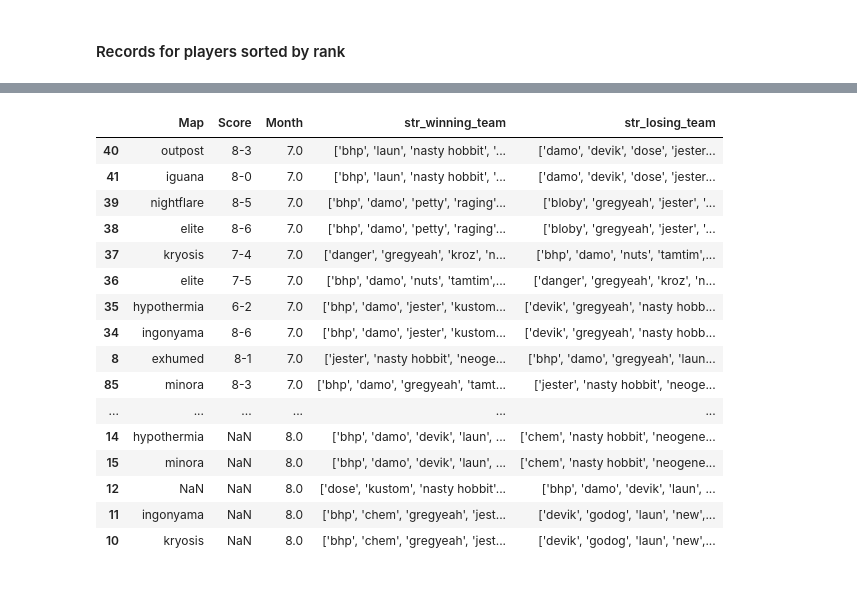
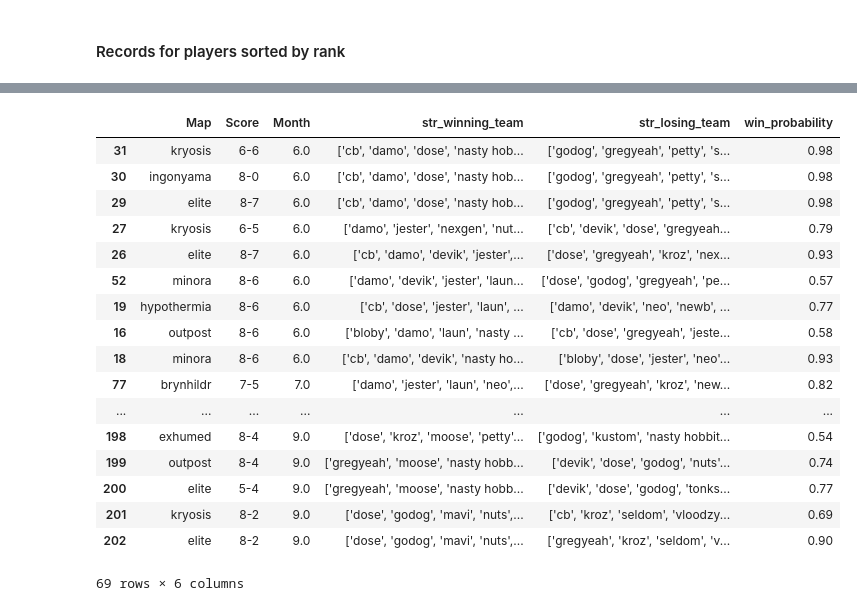
Before and after one commit to sharpsss/midair_stats, a Jupyter notebook: Midair.ipynb, the cells around one changed output, grey strips where cells are left out. Drawn from its saved outputs; the diff is of its cells as text; code cells hidden in the pictures.

```diff
--- a/Midair.ipynb
+++ b/Midair.ipynb
@@ -318,4 +358,16 @@ def win_probability(team1, team2):
     size = len(team1) + len(team2)
     denom = math.sqrt(size * (BETA * BETA) + sum_sigma)
     trueskill = ts.global_env()
-    return trueskill.cdf(delta_mu / denom)
+    return round(trueskill.cdf(delta_mu / denom), 2)
+
+def win_prob(series):
+    return win_probability([players_ts[series['WPlayer1']], players_ts[series['WPlayer2']], players_ts[series['WPlayer3']], \
+                     players_ts[series['WPlayer4']], players_ts[series['WPlayer5']]], \
+                    [players_ts[series['LPlayer1']], players_ts[series['LPlayer2']], players_ts[series['LPlayer3']], \
+                     players_ts[series['LPlayer4']], players_ts[series['LPlayer5']]])
+
+df['win_probability'] = df.apply(win_prob, axis = 1)
+
+def correct_ts_prediction(series):
+    return 'Yes' if series['win_probability'] > 0.5 else 'No'
+df['correct_ts_prediction'] = df.apply(correct_ts_prediction, axis = 1)
@@ -345,22 +385,23 @@ win_probability([players_ts['slush'], players_ts['stork'], players_ts['icehawk']
 # %%
-df[df[player_cols].isin(['bhp']).any(axis = 1)][['Map', 'Score', 'Month'] + ['str_winning_team', 'str_losing_team']]
+df[df[player_cols].isin(['dose']).any(axis = 1)][['Map', 'Score', 'Month'] + ['str_winning_team', 'str_losing_team', 'win_probability']]
 # %% [output]
-|  | Map | Score | Month | str_winning_team | str_losing_team |
-| 40 | outpost | 8-3 | 7.0 | ['bhp', 'laun', 'nasty hobbit', '... | ['damo', 'devik', 'dose', 'jester... |
-| 41 | iguana | 8-0 | 7.0 | ['bhp', 'laun', 'nasty hobbit', '... | ['damo', 'devik', 'dose', 'jester... |
-| 39 | nightflare | 8-5 | 7.0 | ['bhp', 'damo', 'petty', 'raging'... | ['bloby', 'gregyeah', 'jester', '... |
-| 38 | elite | 8-6 | 7.0 | ['bhp', 'damo', 'petty', 'raging'... | ['bloby', 'gregyeah', 'jester', '... |
-| 37 | kryosis | 7-4 | 7.0 | ['danger', 'gregyeah', 'kroz', 'n... | ['bhp', 'damo', 'nuts', 'tamtim',... |
-| 36 | elite | 7-5 | 7.0 | ['bhp', 'damo', 'nuts', 'tamtim',... | ['danger', 'gregyeah', 'kroz', 'n... |
-| 35 | hypothermia | 6-2 | 7.0 | ['bhp', 'damo', 'jester', 'kustom... | ['devik', 'gregyeah', 'nasty hobb... |
-| 34 | ingonyama | 8-6 | 7.0 | ['bhp', 'damo', 'jester', 'kustom... | ['devik', 'gregyeah', 'nasty hobb... |
-| 8 | exhumed | 8-1 | 7.0 | ['jester', 'nasty hobbit', 'neoge... | ['bhp', 'damo', 'gregyeah', 'laun... |
-| 85 | minora | 8-3 | 7.0 | ['bhp', 'damo', 'gregyeah', 'tamt... | ['jester', 'nasty hobbit', 'neoge... |
-| ... | ... | ... | ... | ... | ... |
-| 14 | hypothermia | NaN | 8.0 | ['bhp', 'damo', 'devik', 'laun', ... | ['chem', 'nasty hobbit', 'neogene... |
-| 15 | minora | NaN | 8.0 | ['bhp', 'damo', 'devik', 'laun', ... | ['chem', 'nasty hobbit', 'neogene... |
-| 12 | NaN | NaN | 8.0 | ['dose', 'kustom', 'nasty hobbit'... | ['bhp', 'damo', 'devik', 'laun', ... |
-| 11 | ingonyama | NaN | 8.0 | ['bhp', 'chem', 'gregyeah', 'jest... | ['devik', 'godog', 'laun', 'new',... |
-| 10 | kryosis | NaN | 8.0 | ['bhp', 'chem', 'gregyeah', 'jest... | ['devik', 'godog', 'laun', 'new',... |
+|  | Map | Score | Month | str_winning_team | str_losing_team | win_probability |
+| 31 | kryosis | 6-6 | 6.0 | ['cb', 'damo', 'dose', 'nasty hob... | ['godog', 'gregyeah', 'petty', 's... | 0.98 |
+| 30 | ingonyama | 8-0 | 6.0 | ['cb', 'damo', 'dose', 'nasty hob... | ['godog', 'gregyeah', 'petty', 's... | 0.98 |
+| 29 | elite | 8-7 | 6.0 | ['cb', 'damo', 'dose', 'nasty hob... | ['godog', 'gregyeah', 'petty', 's... | 0.98 |
+| 27 | kryosis | 6-5 | 6.0 | ['damo', 'jester', 'nexgen', 'nut... | ['cb', 'devik', 'dose', 'gregyeah... | 0.79 |
+| 26 | elite | 8-7 | 6.0 | ['cb', 'damo', 'devik', 'jester',... | ['dose', 'gregyeah', 'kroz', 'nex... | 0.93 |
+| 52 | minora | 8-6 | 6.0 | ['damo', 'devik', 'jester', 'laun... | ['dose', 'godog', 'gregyeah', 'pe... | 0.57 |
+| 19 | hypothermia | 8-6 | 6.0 | ['cb', 'dose', 'jester', 'laun', ... | ['damo', 'devik', 'neo', 'newb', ... | 0.77 |
+| 16 | outpost | 8-6 | 6.0 | ['bloby', 'damo', 'laun', 'nasty ... | ['cb', 'dose', 'gregyeah', 'jeste... | 0.58 |
+| 18 | minora | 8-6 | 6.0 | ['cb', 'damo', 'devik', 'nasty ho... | ['bloby', 'dose', 'jester', 'neo'... | 0.93 |
+| 77 | brynhildr | 7-5 | 7.0 | ['damo', 'jester', 'laun', 'neo',... | ['dose', 'gregyeah', 'kroz', 'new... | 0.82 |
+| ... | ... | ... | ... | ... | ... | ... |
+| 198 | exhumed | 8-4 | 9.0 | ['dose', 'kroz', 'moose', 'petty'... | ['godog', 'kustom', 'nasty hobbit... | 0.54 |
+| 199 | outpost | 8-4 | 9.0 | ['gregyeah', 'moose', 'nasty hobb... | ['devik', 'dose', 'godog', 'nuts'... | 0.74 |
+| 200 | elite | 5-4 | 9.0 | ['gregyeah', 'moose', 'nasty hobb... | ['devik', 'dose', 'godog', 'tonks... | 0.77 |
+| 201 | kryosis | 8-2 | 9.0 | ['dose', 'godog', 'mavi', 'nuts',... | ['cb', 'kroz', 'seldom', 'vloodzy... | 0.69 |
+| 202 | elite | 8-2 | 9.0 | ['dose', 'godog', 'mavi', 'nuts',... | ['gregyeah', 'kroz', 'seldom', 'v... | 0.90 |
+69 rows × 6 columns
 # %%
 df[df[winner_cols].isin(['joe']).any(axis = 1) & (df['Team'] == 'Blue')][player_cols] #& df[player_cols].isin(['sharp']).any(axis = 1)]
```
Also changed, not shown: parts of 26 cells of this notebook, 3 other files.
